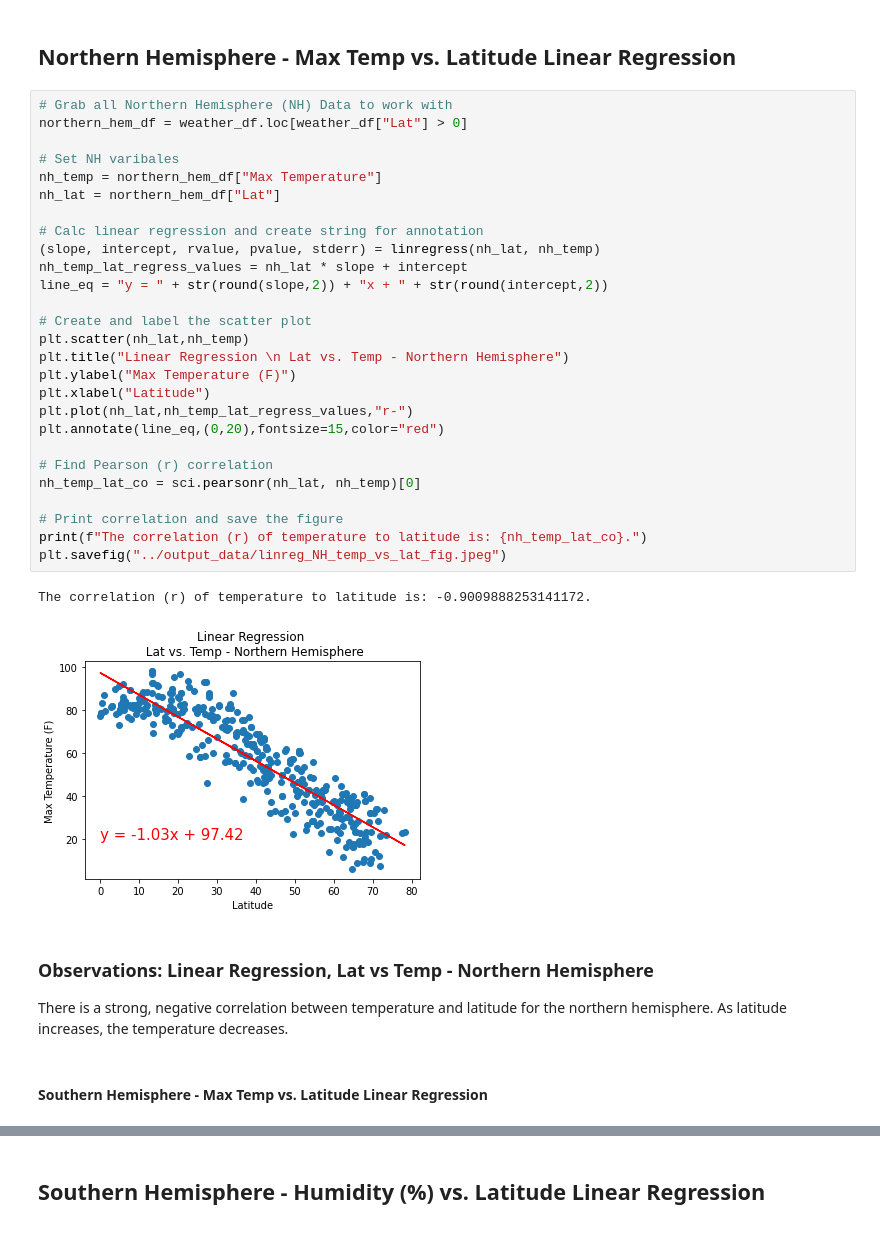
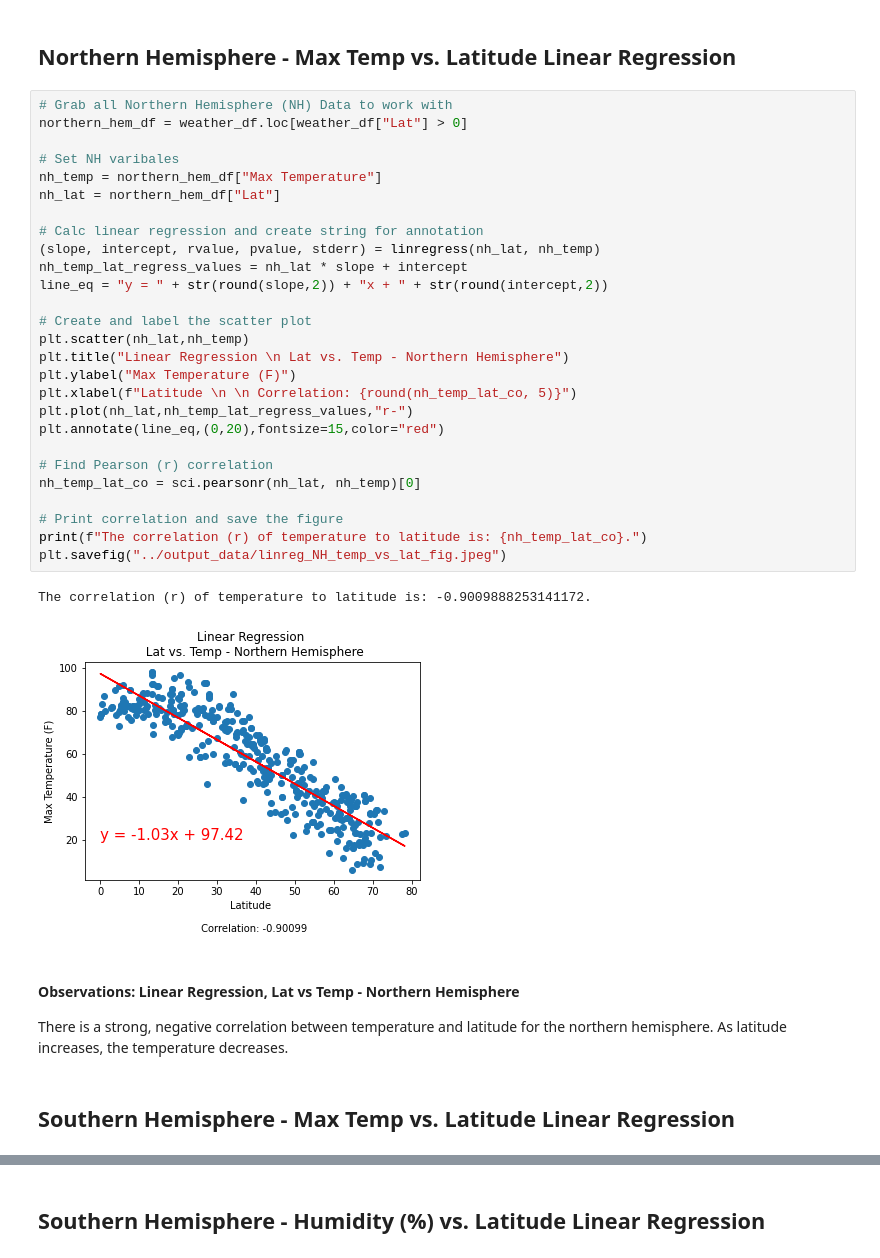
Before and after one commit to CCom20/api-challenge-python, a Jupyter notebook: weatherpy/starter_code/WeatherPy.ipynb, the cells around one changed output, grey strips where cells are left out. Saved outputs shown, nothing was run; the diff lists cells and outputs as text.

```diff
--- a/weatherpy/starter_code/WeatherPy.ipynb
+++ b/weatherpy/starter_code/WeatherPy.ipynb
@@ -445,39 +445,39 @@ Again, there doesn't seem to be any correlation (looking at it without linear re
 # %%
 # Grab all Northern Hemisphere (NH) Data to work with
 northern_hem_df = weather_df.loc[weather_df["Lat"] > 0]
 
 # Set NH varibales
 nh_temp = northern_hem_df["Max Temperature"]
 nh_lat = northern_hem_df["Lat"]
 
 # Calc linear regression and create string for annotation
 (slope, intercept, rvalue, pvalue, stderr) = linregress(nh_lat, nh_temp)
 nh_temp_lat_regress_values = nh_lat * slope + intercept
 line_eq = "y = " + str(round(slope,2)) + "x + " + str(round(intercept,2))
 
 # Create and label the scatter plot
 plt.scatter(nh_lat,nh_temp)
 plt.title("Linear Regression \n Lat vs. Temp - Northern Hemisphere")
 plt.ylabel("Max Temperature (F)")
-plt.xlabel("Latitude")
+plt.xlabel(f"Latitude \n \n Correlation: {round(nh_temp_lat_co, 5)}")
 plt.plot(nh_lat,nh_temp_lat_regress_values,"r-")
 plt.annotate(line_eq,(0,20),fontsize=15,color="red")
 
 # Find Pearson (r) correlation
 nh_temp_lat_co = sci.pearsonr(nh_lat, nh_temp)[0]
 
 # Print correlation and save the figure
 print(f"The correlation (r) of temperature to latitude is: {nh_temp_lat_co}.")
 plt.savefig("../output_data/linreg_NH_temp_vs_lat_fig.jpeg")
 # %% [output]
 The correlation (r) of temperature to latitude is: -0.9009888253141172.
-[figure, old version]
+[figure, new version]
 # %% [markdown]
-### Observations: Linear Regression, Lat vs Temp - Northern Hemisphere
+#### Observations: Linear Regression, Lat vs Temp - Northern Hemisphere
 
 There is a strong, negative correlation between temperature and latitude for the northern hemisphere. As latitude increases, the temperature decreases.
 # %% [markdown]
-####  Southern Hemisphere - Max Temp vs. Latitude Linear Regression
+##  Southern Hemisphere - Max Temp vs. Latitude Linear Regression
 # %%
 # Grab all Southern Hemisphere Data to work with
 southern_hem_df = weather_df.loc[weather_df["Lat"] < 0]
```
Also changed, not shown: parts of 16 cells of this notebook, 8 other files.
